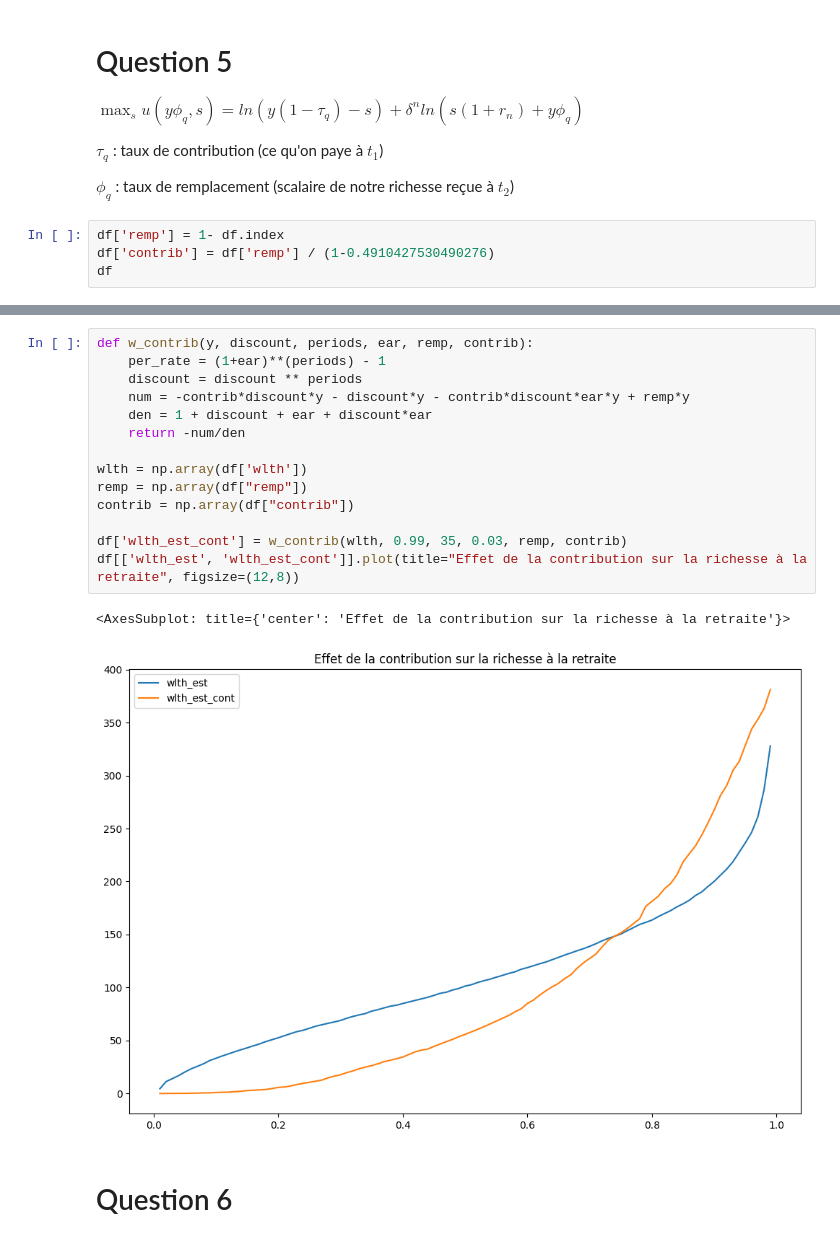
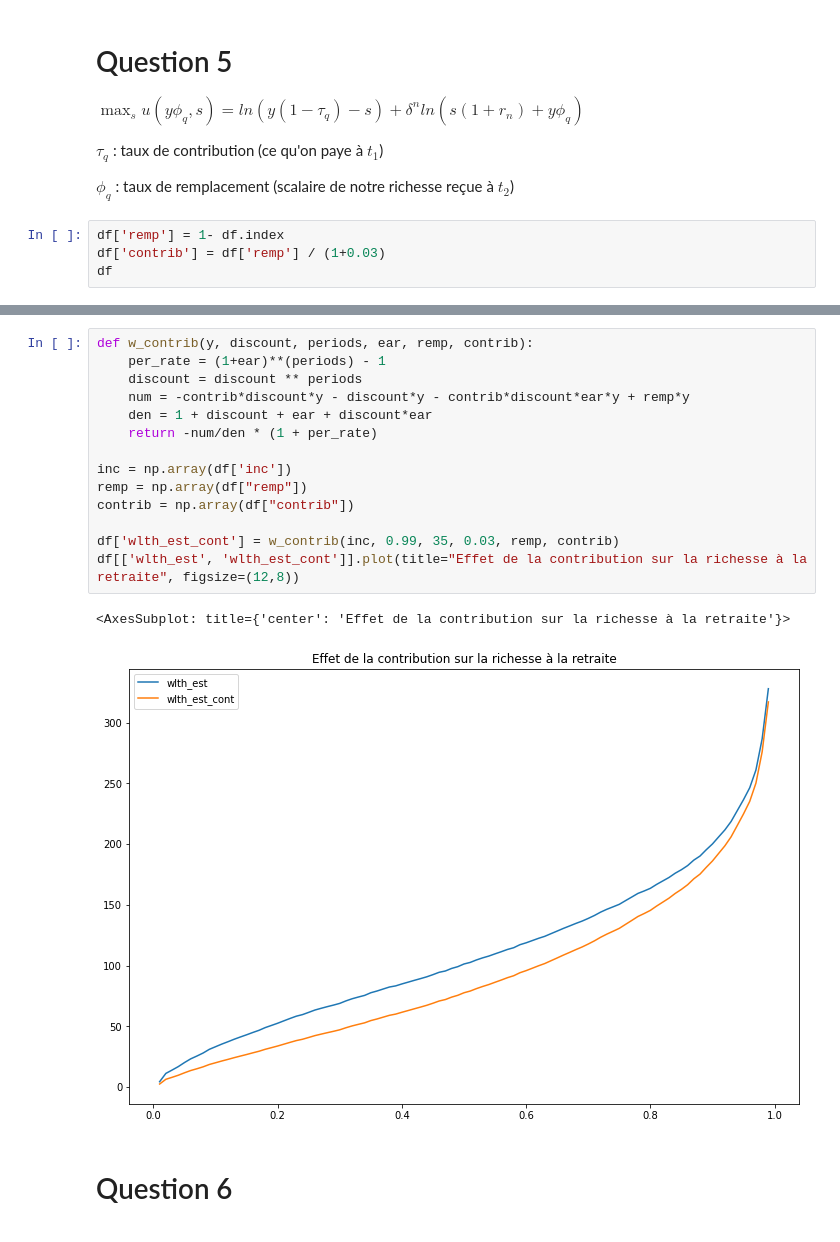
Before and after one commit to felixpoirier1/Devoir2, a Jupyter notebook: devoir.ipynb, the cells around one changed output, grey strips where cells are left out. Cells and saved outputs as stored; diff of their text form.

```diff
--- a/devoir.ipynb
+++ b/devoir.ipynb
@@ -143,6 +145,6 @@ $\tau_q$ : taux de contribution (ce qu'on paye à $t_1$)
 $\phi_q$ : taux de remplacement (scalaire de notre richesse reçue à $t_2$)
 # %%
 df['remp'] = 1- df.index
-df['contrib'] = df['remp'] / (1-0.4910427530490276)
+df['contrib'] = df['remp'] / (1+0.03)
 df
 # %% [output]
@@ -162,20 +164,20 @@ df
 # %%
 def w_contrib(y, discount, periods, ear, remp, contrib):
     per_rate = (1+ear)**(periods) - 1
     discount = discount ** periods
     num = -contrib*discount*y - discount*y - contrib*discount*ear*y + remp*y
     den = 1 + discount + ear + discount*ear
-    return -num/den
+    return -num/den * (1 + per_rate)
 
-wlth = np.array(df['wlth'])
+inc = np.array(df['inc'])
 remp = np.array(df["remp"])
 contrib = np.array(df["contrib"])
 
-df['wlth_est_cont'] = w_contrib(wlth, 0.99, 35, 0.03, remp, contrib)
+df['wlth_est_cont'] = w_contrib(inc, 0.99, 35, 0.03, remp, contrib)
 df[['wlth_est', 'wlth_est_cont']].plot(title="Effet de la contribution sur la richesse à la retraite", figsize=(12,8))
 # %% [output]
 <AxesSubplot: title={'center': 'Effet de la contribution sur la richesse à la retraite'}>
-[figure, old version]
+[figure, new version]
 # %% [markdown]
 # Question 6
 # %%
```
Also changed, not shown: parts of 13 cells of this notebook, 1 other file.
